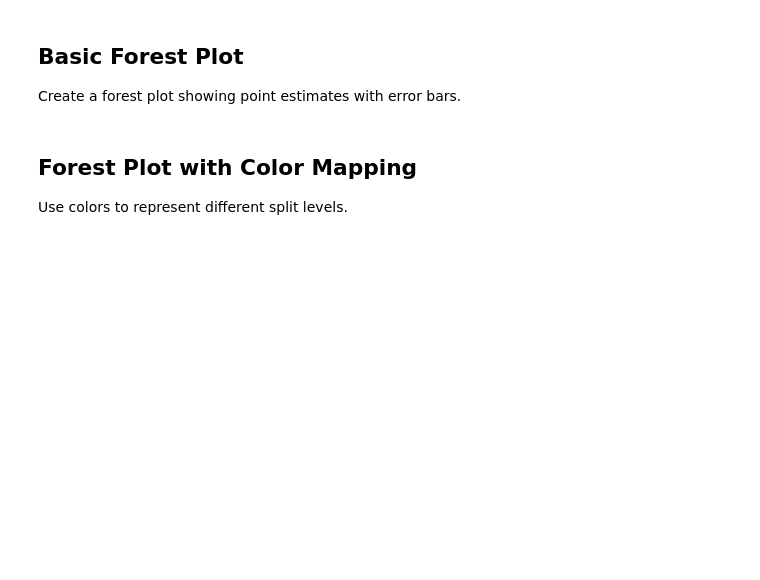
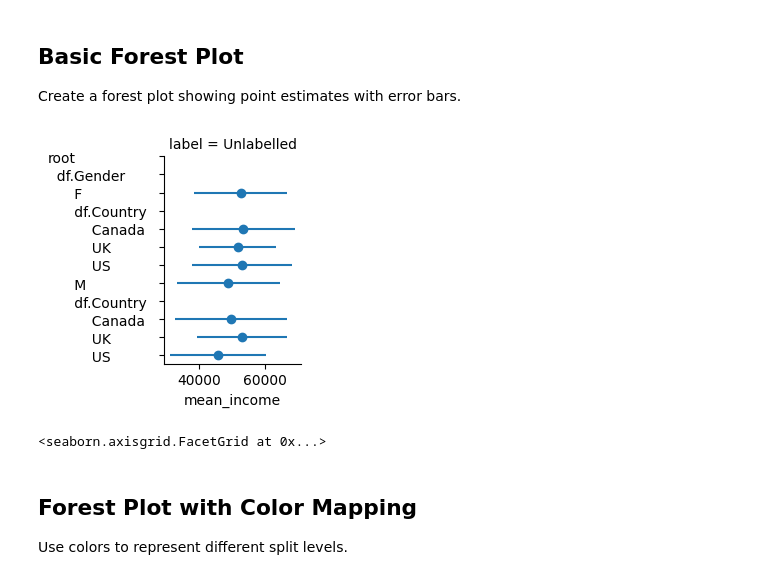
Before and after one commit to BFalquet/pyMyriad, a Jupyter notebook: examples/notebooks/04_plots.ipynb, the cells around one changed output. Cells and saved outputs as stored; diff of their text form; code cells hidden in the pictures; blank space fills up the shorter version.

```diff
--- a/examples/notebooks/04_plots.ipynb
+++ b/examples/notebooks/04_plots.ipynb
@@ -22,12 +22,14 @@ df = pd.DataFrame(
 atree = (
     AnalysisTree()
     .split_by("df.Gender")
+    .summarize_by(
+        mean_income=lambda df: np.mean(df.Income),
+        std_income=lambda df: np.std(df.Income)
+    )
     .split_by("df.Country")
     .analyze_by(
         mean_income=lambda df: np.mean(df.Income),
         std_income=lambda df: np.std(df.Income),
-        sem_income=lambda df: np.std(df.Income) / np.sqrt(len(df)),
-        count=lambda df: len(df),
     )
 )
 
@@ -38,7 +40,10 @@ result = atree.run(df)
 Create a forest plot showing point estimates with error bars.
 # %%
 # Plot mean income with standard error bars
-forest_plot(result, x="mean_income", xerr="sem_income")
+forest_plot(result, x="mean_income", x_err="std_income")
+# %% [output]
+[figure, added]
+<seaborn.axisgrid.FacetGrid at 0x...>
 # %% [markdown]
 ## Forest Plot with Color Mapping
 
```
Also changed, not shown: parts of 13 cells of this notebook, 9 other files.
